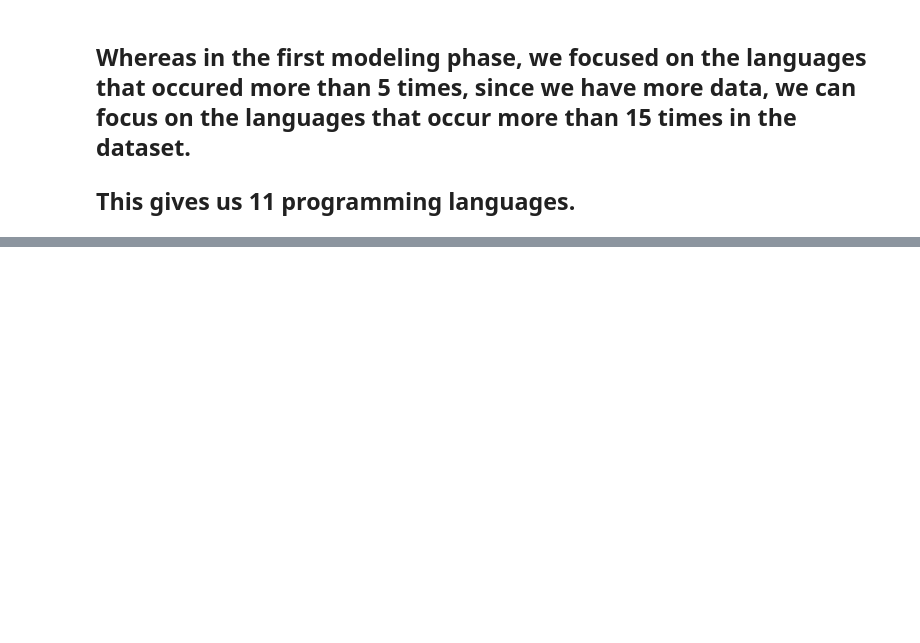
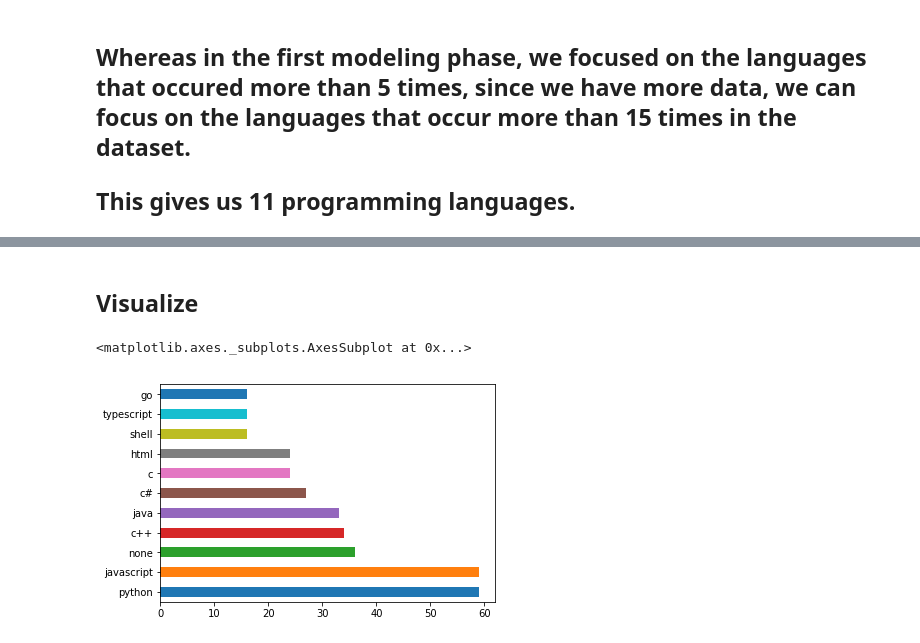
Before and after one commit to codeup-cyber-linguists/languages-classifier, a Jupyter notebook: group_github_language_classifier.ipynb, the cells around one changed output, grey strips where cells are left out. Saved outputs shown, nothing was run; the diff lists cells and outputs as text; code cells hidden in the pictures; blank space fills up the shorter version.

```diff
--- a/group_github_language_classifier.ipynb
+++ b/group_github_language_classifier.ipynb
@@ -723,0 +762,3 @@ top_langs
+# %%
+df = pd.merge(df, top_langs, on='language', how='inner')
+df
@@ -723,0 +784,3 @@ top_langs
+# %%
+df.drop(columns='count', inplace=True)
+df.head(3)
@@ -723,0 +792,7 @@ top_langs
+# %% [markdown]
+## Visualize
+# %%
+df.language.value_counts().plot.barh()
+# %% [output]
+<matplotlib.axes._subplots.AxesSubplot at 0x...>
+[figure, added]
```
Also changed, not shown: parts of 28 cells of this notebook.
